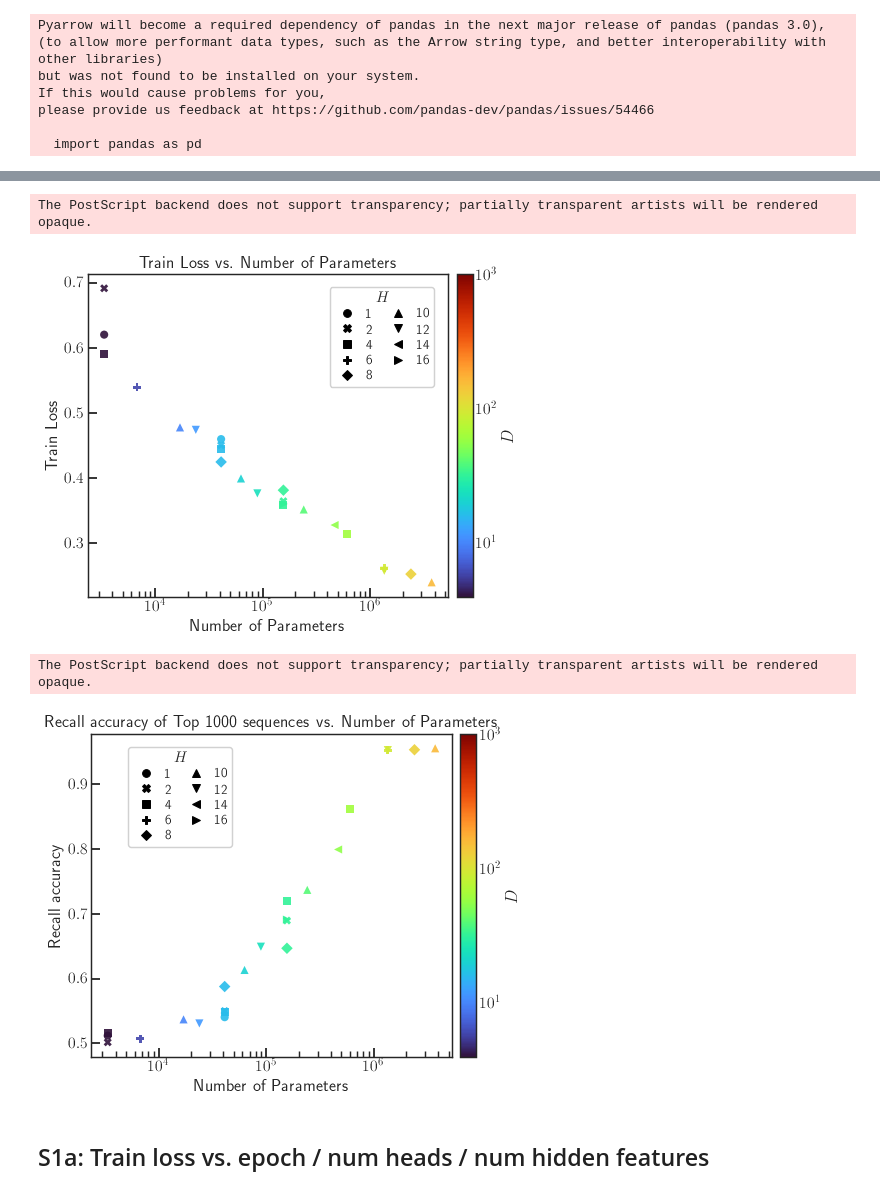
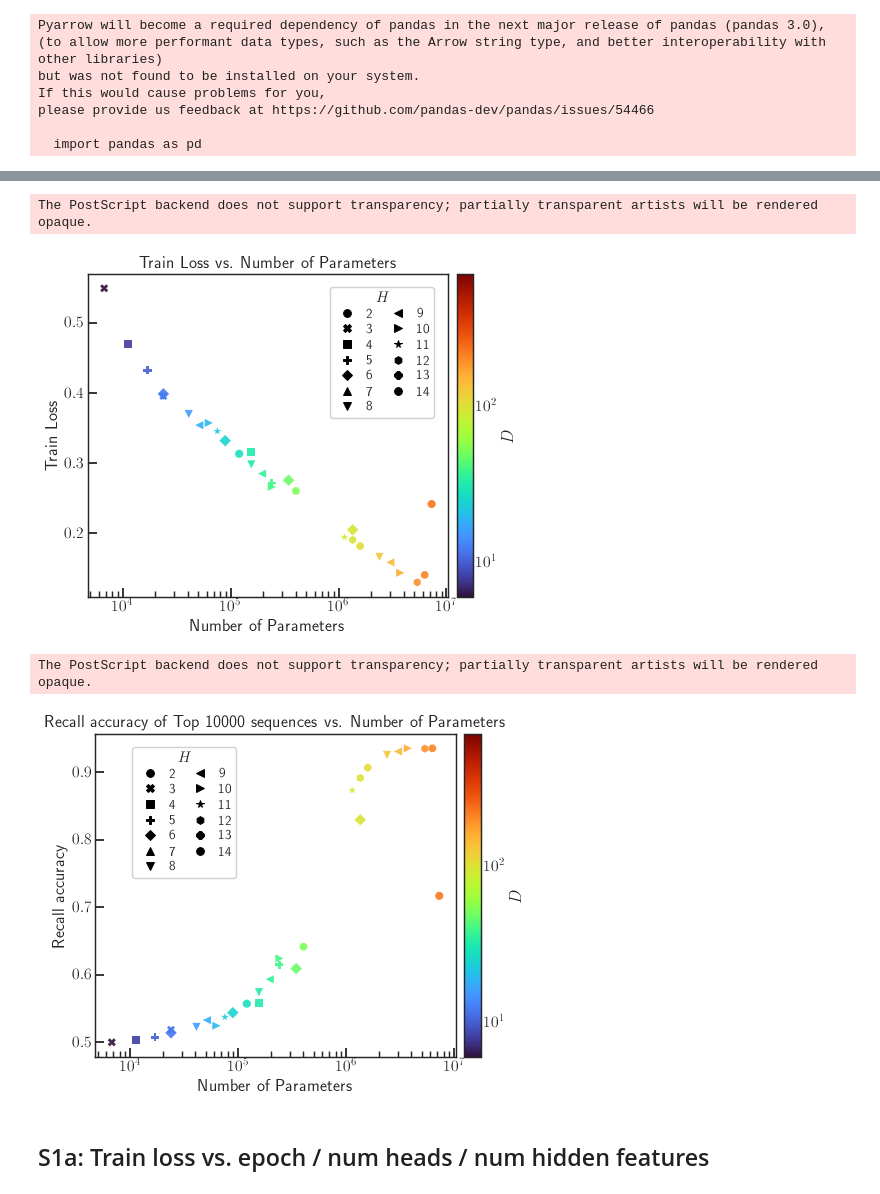
Before and after one commit to anhhuyalex/renormalization, a Jupyter notebook: icl_memorization/analysis5.ipynb, the cells around one changed output, grey strips where cells are left out. Saved outputs shown, nothing was run; the diff lists cells and outputs as text; code cells hidden in the pictures.

```diff
--- a/icl_memorization/analysis5.ipynb
+++ b/icl_memorization/analysis5.ipynb
@@ -173,7 +173,8 @@ please provide us feedback at https://github.com/pandas-dev/pandas/issues/54466
 
   import pandas as pd
 # %%
-folders = glob("/scratch/qanguyen/gautam/cache/memo_nov10_zipf_gpt2_vary_num_hidden_features_num_heads_noresample/*")
+# folders = glob("/scratch/qanguyen/gautam/cache/memo_nov10_zipf_gpt2_vary_num_hidden_features_num_heads_noresample/*")
+folders = glob("/scratch/qanguyen/gautam/cache/memo_apr19_zipf_gpt2_vary_num_hidden_features_num_heads_noresample/*")
 df = defaultdict(list)
 for folder in folders:
     pkl = glob(f"{folder}/*")
@@ -185,7 +186,16 @@ for folder in folders:
         continue
     if len(data['logs']) < 80:
         continue
-    num_parameters = sum(p.numel() for k, p in data["model"].items())
+    try:
+        num_parameters = sum(p.numel() for k, p in data["model"].items())
+    except:
+        model = gpt.OneLayerAttention(len_context = data["args"]["len_context"],
+            num_heads = data["args"]["num_heads"],
+            num_hidden_features = data["args"]["num_hidden_features"],
+            vocab_size = 2,
+            num_mlp_layers = data["args"]["num_mlp_layers"],
+            num_hidden_features_mlp = data["args"]["num_hidden_features"] * data["args"]["num_heads"])
+        num_parameters = sum(p.numel() for k, p in model.state_dict().items())
     # print("positional_encoding", data["positional_encoding"].shape)
 
 
@@ -193,7 +203,7 @@ for folder in folders:
     train_losses = [l["train_loss"] for l in data["logs"]]
     num_hidden_features = data["args"]["num_hidden_features"]
     num_heads = data["args"]["num_heads"]
-    accuracy = data["logs"][-1]["test_metrics"]["accuracy"][:100].mean()
+    accuracy = data["logs"][-1]["test_metrics"]["accuracy"][:1000].mean()
     if num_parameters > 1e6 and train_losses[-1] > 0.3:
         failed=True
     else:
@@ -240,6 +250,16 @@ import matplotlib.pyplot as plt
 from matplotlib.lines import Line2D
 
 utils.set_plot_style()
+
+# Log-scaled colormap for D
+
+_df = pd.DataFrame(df)
+_df = _df[_df["epoch"] == 199]
+failed = _df[_df["failed"] == True]
+ok = _df[_df["failed"] == False]
+
+# Discrete marker mapping for H
+H_values = sorted(_df["num_heads"].unique())
 markers = ["o", "X", "s", "P", "D", "^", "v", "<", ">", "*", "h", "8"]
 marker_map = {h: markers[i % len(markers)] for i, h in enumerate(H_values)}
 
@@ -320,36 +340,36 @@ plot_panel(
     ax,
     ok,
     y="train_loss",
     ylabel="Train Loss",
     title="Train Loss vs. Number of Parameters",
     legend_loc=(0.98, 0.98),
 )
 savefigdir = "./figs/Figure1"
 out = f"{savefigdir}/Figure1d_zipf_distribution_train_loss_vs_num_parameters"
 utils.ensure_dir(savefigdir)
 fig.savefig(f"{out}.eps", format="eps", bbox_inches="tight")
 fig.savefig(f"{out}.pdf", format="pdf", bbox_inches="tight")
 plt.show()
 
 # Panel 2
 fig, ax = plt.subplots(1, 1, figsize=(8, 6))
 plot_panel(
     ax,
     ok,
     y="test_accuracy",
     ylabel="Recall accuracy",
-    title="Recall accuracy of Top 1000 sequences vs. Number of Parameters",
+    title="Recall accuracy of Top 10000 sequences vs. Number of Parameters",
     legend_loc=(0.41, 0.98),
 )
 out = f"{savefigdir}/Figure1e_zipf_distribution_recall_accuracy_vs_num_parameters"
 fig.savefig(f"{out}.eps", format="eps", bbox_inches="tight")
 fig.savefig(f"{out}.pdf", format="pdf", bbox_inches="tight")
 plt.show()
 # %% [output]
 The PostScript backend does not support transparency; partially transparent artists will be rendered opaque.
-[figure, old version]
+[figure, new version]
 The PostScript backend does not support transparency; partially transparent artists will be rendered opaque.
-[figure, old version]
+[figure, new version]
 # %% [markdown]
 ## S1a: Train loss vs. epoch / num heads / num hidden features
 # %%
```
Also changed, not shown: parts of 36 cells of this notebook, 4 other files.
